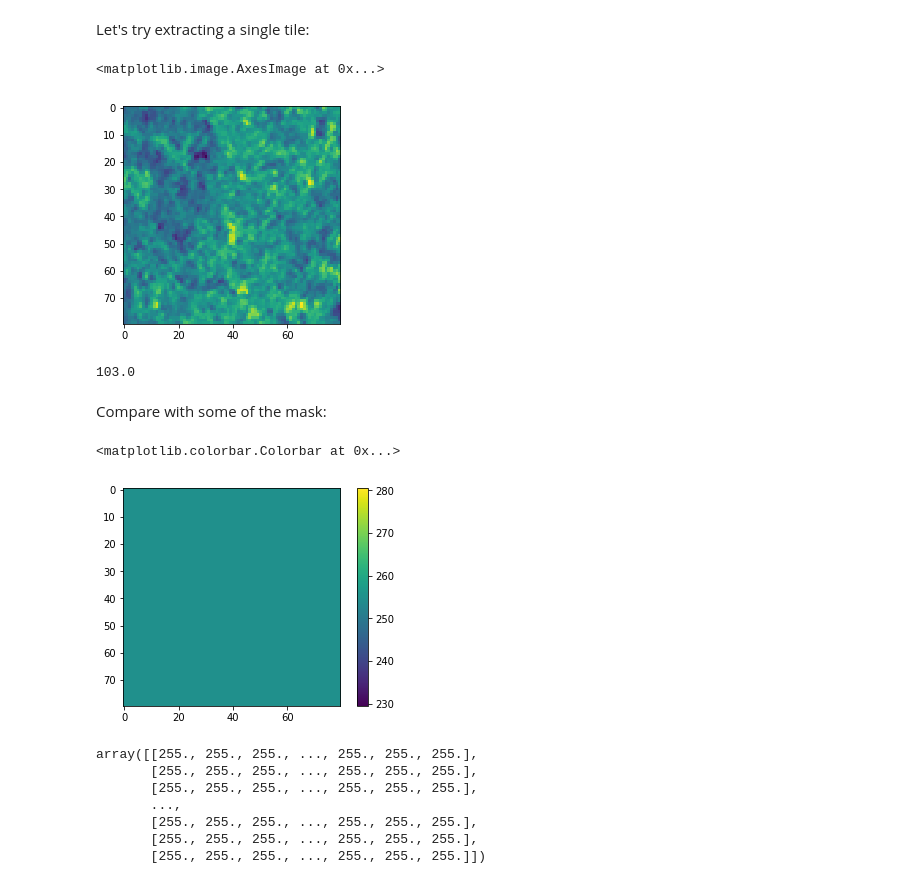
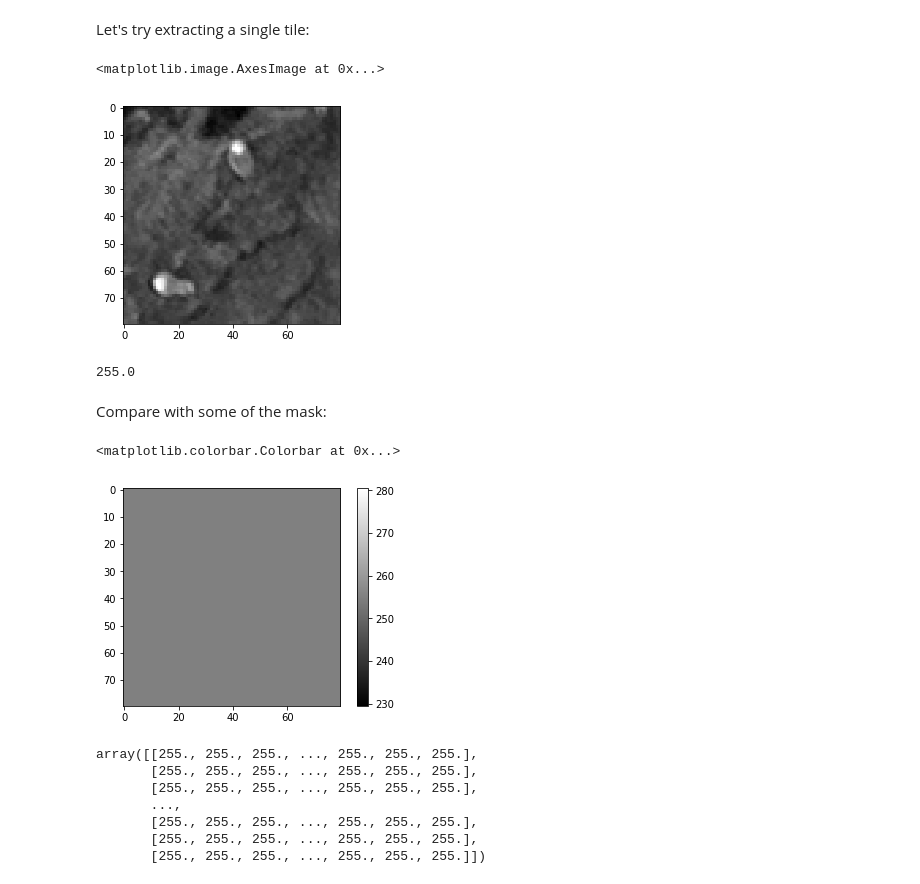
Before and after one commit to kwinkunks/seal-detect, a Jupyter notebook: notebooks/Tiling_pos_and_neg.ipynb, the cells around one changed output. Saved outputs shown, nothing was run; the diff lists cells and outputs as text; code cells hidden in the pictures.

```diff
--- a/notebooks/Tiling_pos_and_neg.ipynb
+++ b/notebooks/Tiling_pos_and_neg.ipynb
@@ -142,30 +130,30 @@ We'll work on the `band` object directly this time, because we need to inspect t
 # %% [markdown]
 Let's try extracting a single tile:
 # %%
-scan = band.ReadRaster(35000, 35040, 80, 80, buf_type=gdal.GDT_Float32)
+scan = band.ReadRaster(34990, 21010, 80, 80, buf_type=gdal.GDT_Float32)
 data = struct.unpack('f' * 80*80, scan)
 # %%
 data = np.array(data).reshape(80, 80)
 # %%
-plt.imshow(data)
+plt.imshow(data, cmap='gray')
 # %% [output]
 <matplotlib.image.AxesImage at 0x...>
-[figure, old version]
+[figure, new version]
 # %%
 np.max(data)
 # %% [output]
-103.0
+255.0
 # %% [markdown]
 Compare with some of the mask:
 # %%
 scan = band.ReadRaster(2000, 2000, 80, 80, buf_type=gdal.GDT_Float32)
 data = struct.unpack('f' * 80*80, scan)
 data = np.array(data).reshape(80, 80)
-im = plt.imshow(data)
+im = plt.imshow(data, cmap='gray')
 plt.colorbar(im)
 # %% [output]
 <matplotlib.colorbar.Colorbar at 0x...>
-[figure, old version]
+[figure, new version]
 # %%
 data
 # %% [output]
```
Also changed, not shown: parts of 7 cells of this notebook, 4 other files.
